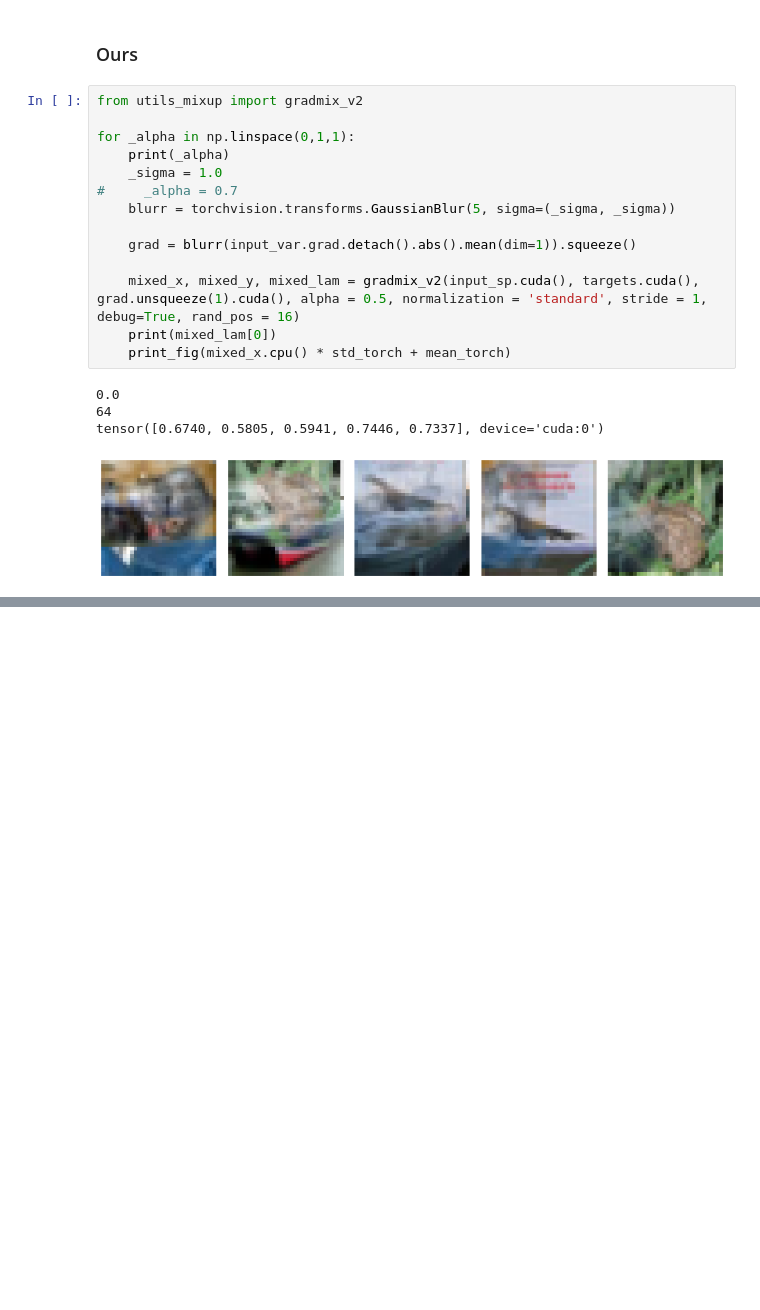
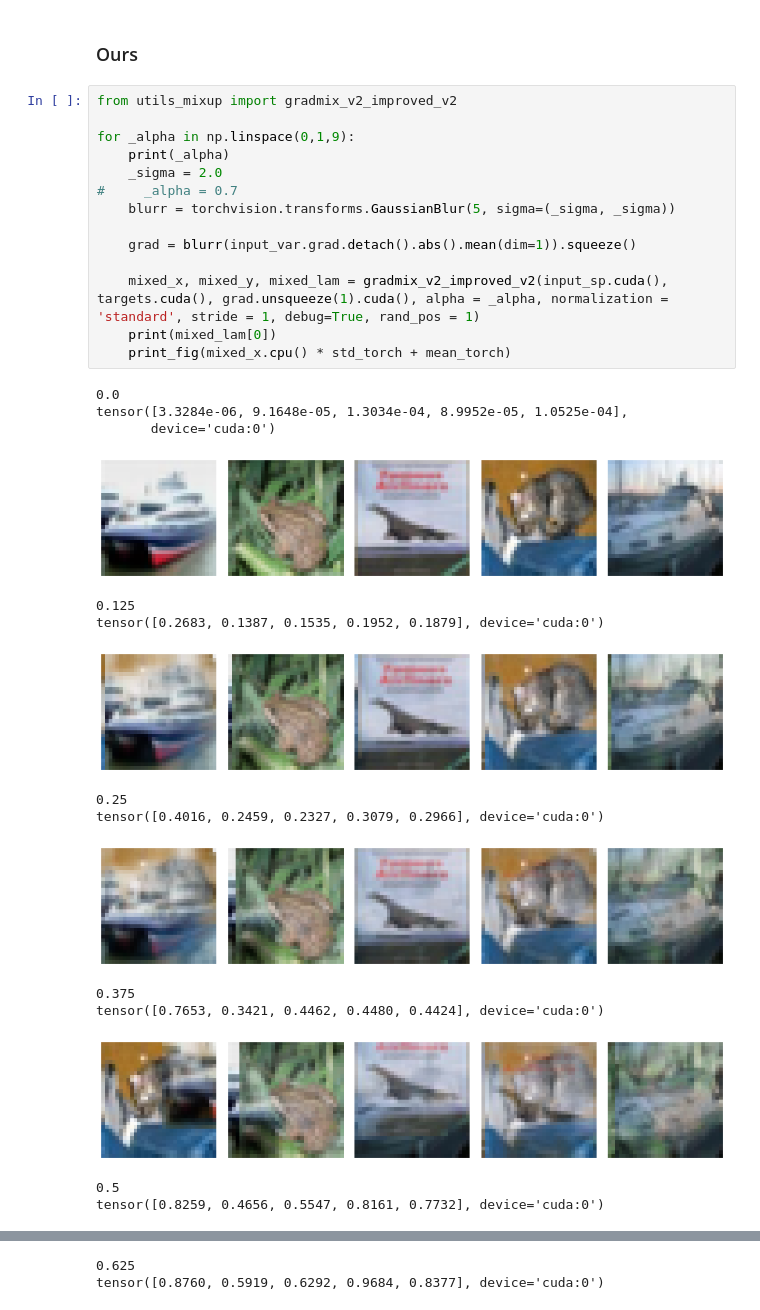
Before and after one commit to averyma/best-mix, a Jupyter notebook: notebook/ours-visualization-cifar10.ipynb, the cells around one changed output, grey strips where cells are left out. Saved outputs shown, nothing was run; the diff lists cells and outputs as text; blank space fills up the shorter version.

```diff
--- a/notebook/ours-visualization-cifar10.ipynb
+++ b/notebook/ours-visualization-cifar10.ipynb
@@ -142,21 +142,32 @@ grad = input_var.grad.detach().abs().mean(dim=1).squeeze()
 # %% [markdown]
 ### Ours
 # %%
-from utils_mixup import gradmix_v2
+from utils_mixup import gradmix_v2_improved_v2
 
-for _alpha in np.linspace(0,1,1):
+for _alpha in np.linspace(0,1,9):
     print(_alpha)
-    _sigma = 1.0
+    _sigma = 2.0
 #     _alpha = 0.7
     blurr = torchvision.transforms.GaussianBlur(5, sigma=(_sigma, _sigma))
 
     grad = blurr(input_var.grad.detach().abs().mean(dim=1)).squeeze()
 
-    mixed_x, mixed_y, mixed_lam = gradmix_v2(input_sp.cuda(), targets.cuda(), grad.unsqueeze(1).cuda(), alpha = 0.5, normalization = 'standard', stride = 1, debug=True, rand_pos = 16)
+    mixed_x, mixed_y, mixed_lam = gradmix_v2_improved_v2(input_sp.cuda(), targets.cuda(), grad.unsqueeze(1).cuda(), alpha = _alpha, normalization = 'standard', stride = 1, debug=True, rand_pos = 1)
     print(mixed_lam[0])
     print_fig(mixed_x.cpu() * std_torch + mean_torch)
 # %% [output]
 0.0
-64
-tensor([0.6740, 0.5805, 0.5941, 0.7446, 0.7337], device='cuda:0')
+tensor([3.3284e-06, 9.1648e-05, 1.3034e-04, 8.9952e-05, 1.0525e-04],
+       device='cuda:0')
-[figure, old version]
+[figure, new version]
+0.125
+tensor([0.2683, 0.1387, 0.1535, 0.1952, 0.1879], device='cuda:0')
+[figure, added]
+0.25
+tensor([0.4016, 0.2459, 0.2327, 0.3079, 0.2966], device='cuda:0')
+[figure, added]
+0.375
+tensor([0.7653, 0.3421, 0.4462, 0.4480, 0.4424], device='cuda:0')
+[figure, added]
+0.5
+tensor([0.8259, 0.4656, 0.5547, 0.8161, 0.7732], device='cuda:0')
@@ -162,0 +175,2 @@ tensor([0.6740, 0.5805, 0.5941, 0.7446, 0.7337], device='cuda:0')
+0.625
+tensor([0.8760, 0.5919, 0.6292, 0.9684, 0.8377], device='cuda:0')
```
Also changed, not shown: parts of 3 cells of this notebook, 6 other files.
